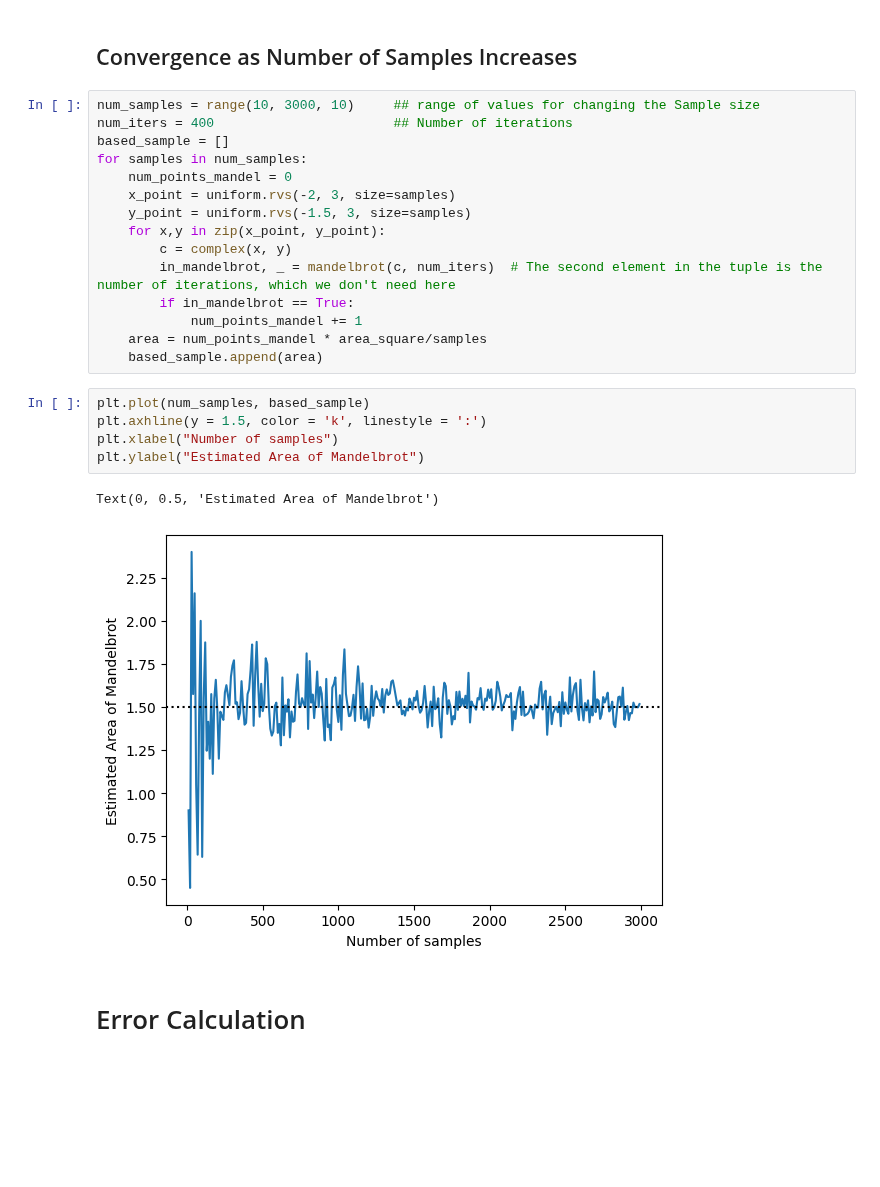
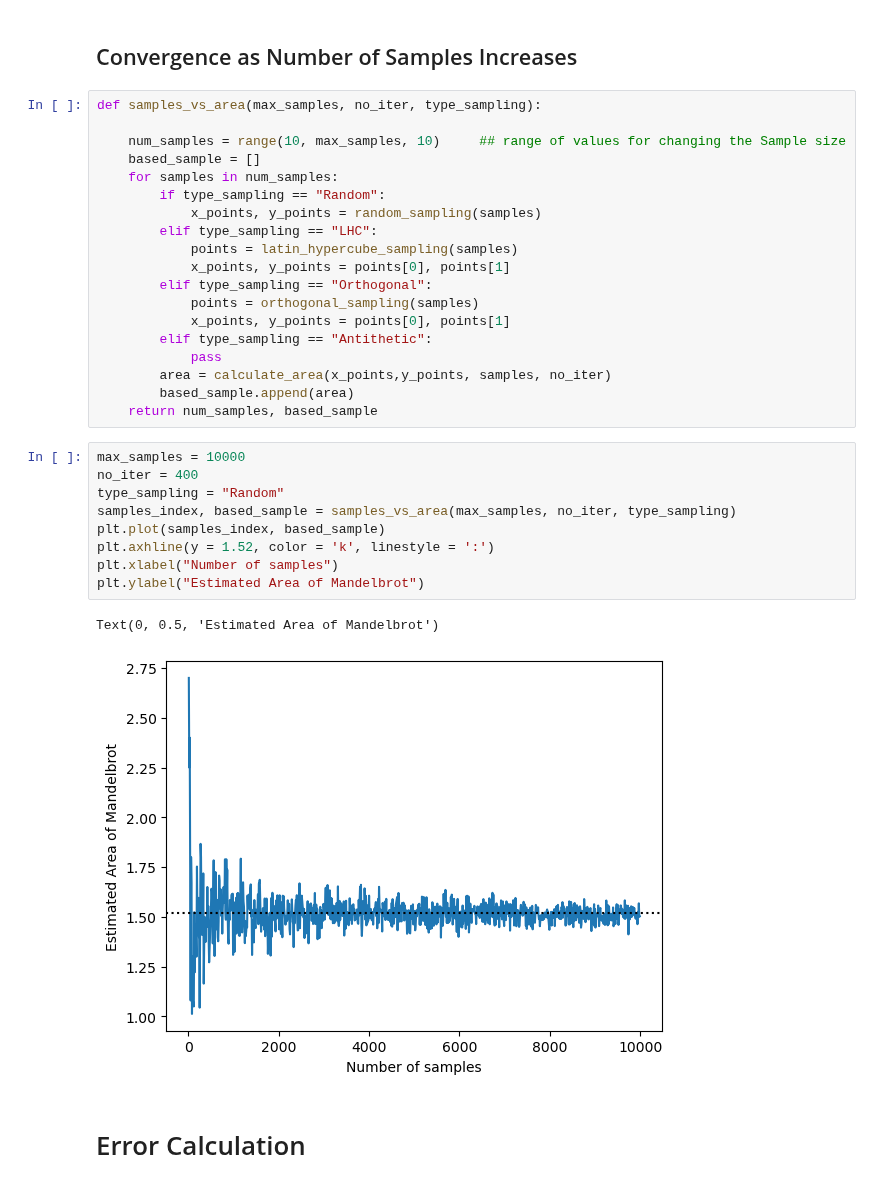
Before and after one commit to KeniaLS/Stoc_Sim_Assignment1, a Jupyter notebook: SS_Kenia_Divya_Assignment1.ipynb, the cells around one changed output. Saved outputs shown, nothing was run; the diff lists cells and outputs as text; blank space fills up the shorter version.

```diff
--- a/SS_Kenia_Divya_Assignment1.ipynb
+++ b/SS_Kenia_Divya_Assignment1.ipynb
@@ -117,27 +135,35 @@ Text(0, 0.5, 'Estimated Area of Mandelbrot')
 # %% [markdown]
 ## Convergence as Number of Samples Increases
-# %%
-num_samples = range(10, 3000, 10)     ## range of values for changing the Sample size
-num_iters = 400                       ## Number of iterations
-based_sample = []
-for samples in num_samples:
-    num_points_mandel = 0
-    x_point = uniform.rvs(-2, 3, size=samples)
-    y_point = uniform.rvs(-1.5, 3, size=samples)
-    for x,y in zip(x_point, y_point):
-        c = complex(x, y)
-        in_mandelbrot, _ = mandelbrot(c, num_iters)  # The second element in the tuple is the number of iterations, which we don't need here
-        if in_mandelbrot == True:
-            num_points_mandel += 1
-    area = num_points_mandel * area_square/samples
-    based_sample.append(area)
+# %%
+def samples_vs_area(max_samples, no_iter, type_sampling):
+
+    num_samples = range(10, max_samples, 10)     ## range of values for changing the Sample size
+    based_sample = []
+    for samples in num_samples:
+        if type_sampling == "Random":
+            x_points, y_points = random_sampling(samples)
+        elif type_sampling == "LHC":
+            points = latin_hypercube_sampling(samples)
+            x_points, y_points = points[0], points[1]
+        elif type_sampling == "Orthogonal":
+            points = orthogonal_sampling(samples)
+            x_points, y_points = points[0], points[1]
+        elif type_sampling == "Antithetic":
+            pass
+        area = calculate_area(x_points,y_points, samples, no_iter)
+        based_sample.append(area)
+    return num_samples, based_sample
 # %%
-plt.plot(num_samples, based_sample)
-plt.axhline(y = 1.5, color = 'k', linestyle = ':')
+max_samples = 10000
+no_iter = 400
+type_sampling = "Random"
+samples_index, based_sample = samples_vs_area(max_samples, no_iter, type_sampling)
+plt.plot(samples_index, based_sample)
+plt.axhline(y = 1.52, color = 'k', linestyle = ':')
 plt.xlabel("Number of samples")
 plt.ylabel("Estimated Area of Mandelbrot")
 # %% [output]
 Text(0, 0.5, 'Estimated Area of Mandelbrot')
-[figure, old version]
+[figure, new version]
 # %% [markdown]
 # Error Calculation
```
Also changed, not shown: parts of 29 cells of this notebook.
